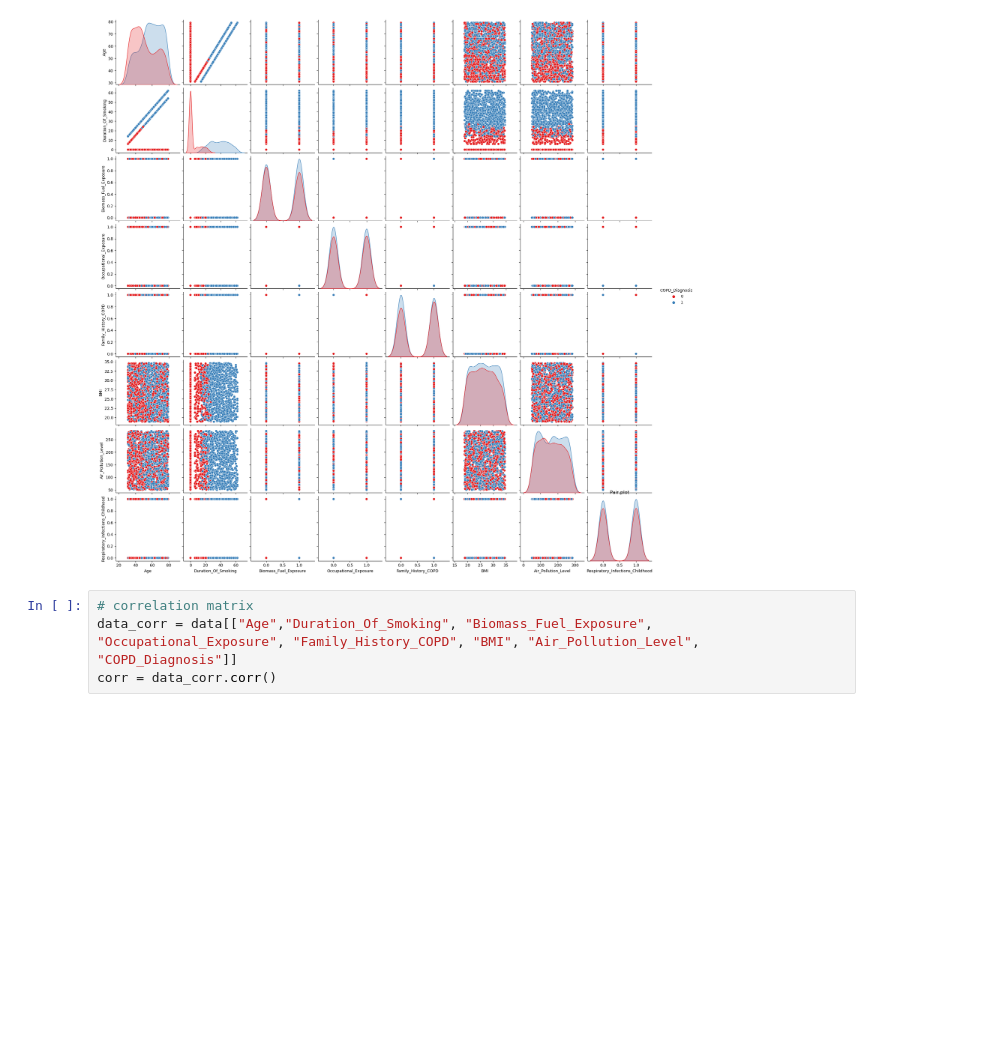
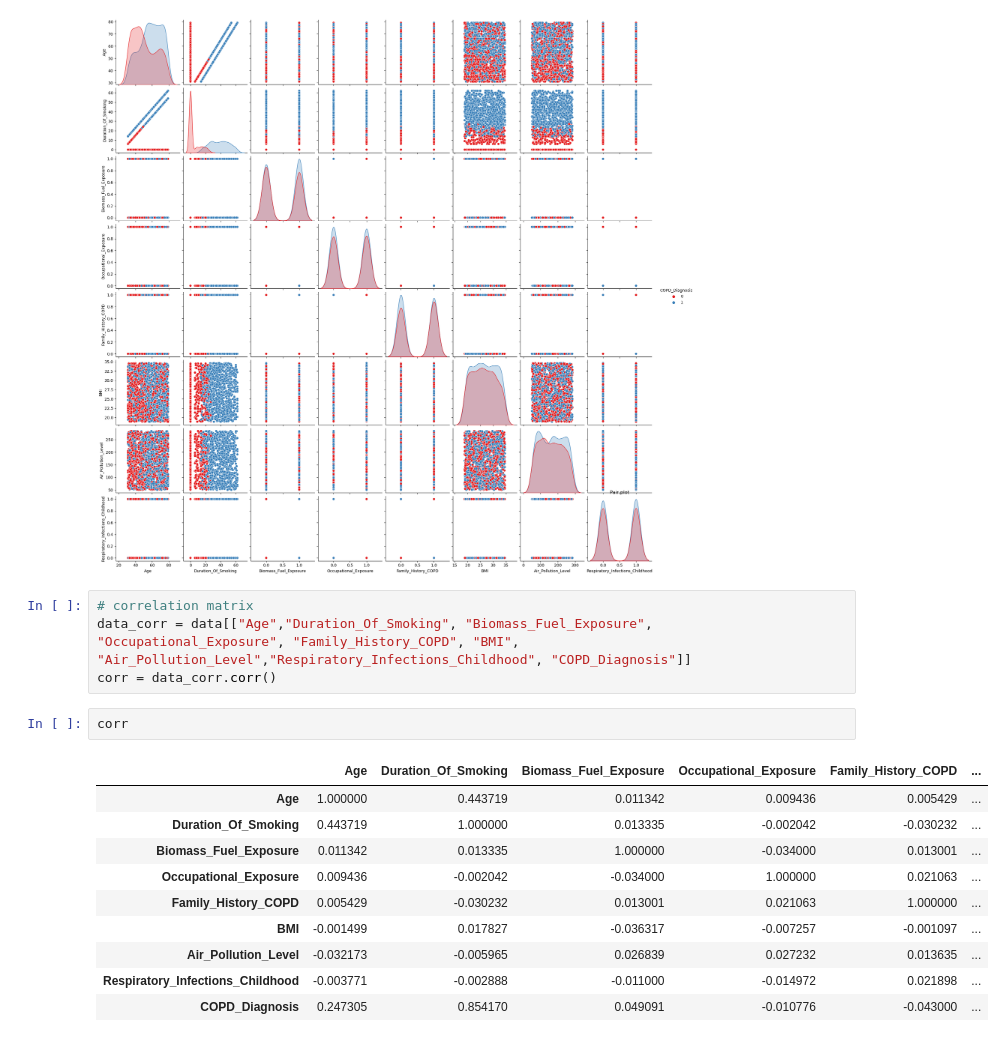
Before and after one commit to urs-santoshh/copd-prediction, a Jupyter notebook: notebooks/preparation/EDA.ipynb, the cells around one changed output. Saved outputs shown, nothing was run; the diff lists cells and outputs as text; blank space fills up the shorter version.

```diff
--- a/notebooks/preparation/EDA.ipynb
+++ b/notebooks/preparation/EDA.ipynb
@@ -195,8 +195,21 @@ plt.show()
 [figure]
 # %%
 # correlation matrix
-data_corr = data[["Age","Duration_Of_Smoking", "Biomass_Fuel_Exposure", "Occupational_Exposure", "Family_History_COPD", "BMI", "Air_Pollution_Level", "COPD_Diagnosis"]]
+data_corr = data[["Age","Duration_Of_Smoking", "Biomass_Fuel_Exposure", "Occupational_Exposure", "Family_History_COPD", "BMI", "Air_Pollution_Level","Respiratory_Infections_Childhood", "COPD_Diagnosis"]]
 corr = data_corr.corr()
+# %%
+corr
+# %% [output]
+|  | Age | Duration_Of_Smoking | Biomass_Fuel_Exposure | Occupational_Exposure | Family_History_COPD | ... |
+| Age | 1.000000 | 0.443719 | 0.011342 | 0.009436 | 0.005429 | ... |
+| Duration_Of_Smoking | 0.443719 | 1.000000 | 0.013335 | -0.002042 | -0.030232 | ... |
+| Biomass_Fuel_Exposure | 0.011342 | 0.013335 | 1.000000 | -0.034000 | 0.013001 | ... |
+| Occupational_Exposure | 0.009436 | -0.002042 | -0.034000 | 1.000000 | 0.021063 | ... |
+| Family_History_COPD | 0.005429 | -0.030232 | 0.013001 | 0.021063 | 1.000000 | ... |
+| BMI | -0.001499 | 0.017827 | -0.036317 | -0.007257 | -0.001097 | ... |
+| Air_Pollution_Level | -0.032173 | -0.005965 | 0.026839 | 0.027232 | 0.013635 | ... |
+| Respiratory_Infections_Childhood | -0.003771 | -0.002888 | -0.011000 | -0.014972 | 0.021898 | ... |
+| COPD_Diagnosis | 0.247305 | 0.854170 | 0.049091 | -0.010776 | -0.043000 | ... |
 # %%
 # correraltion heatmap
 sns.heatmap(corr, annot=True, cmap="coolwarm")
```
Also changed, not shown: parts of 1 cell of this notebook, 2 other files.
